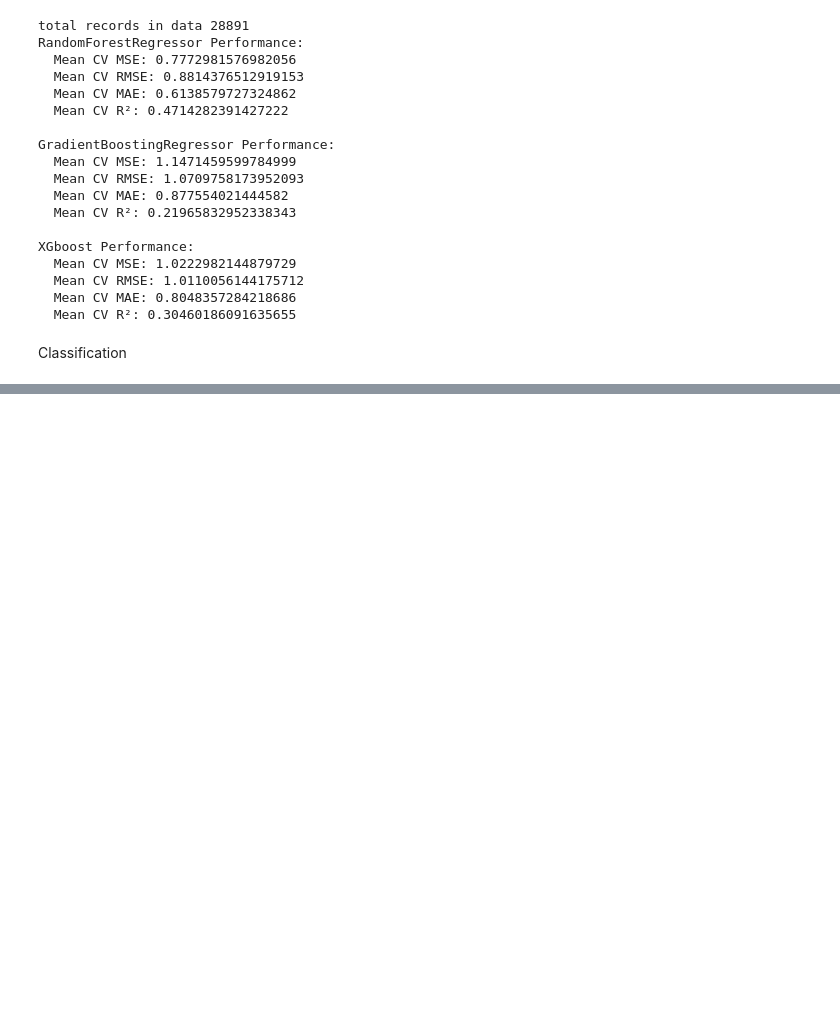
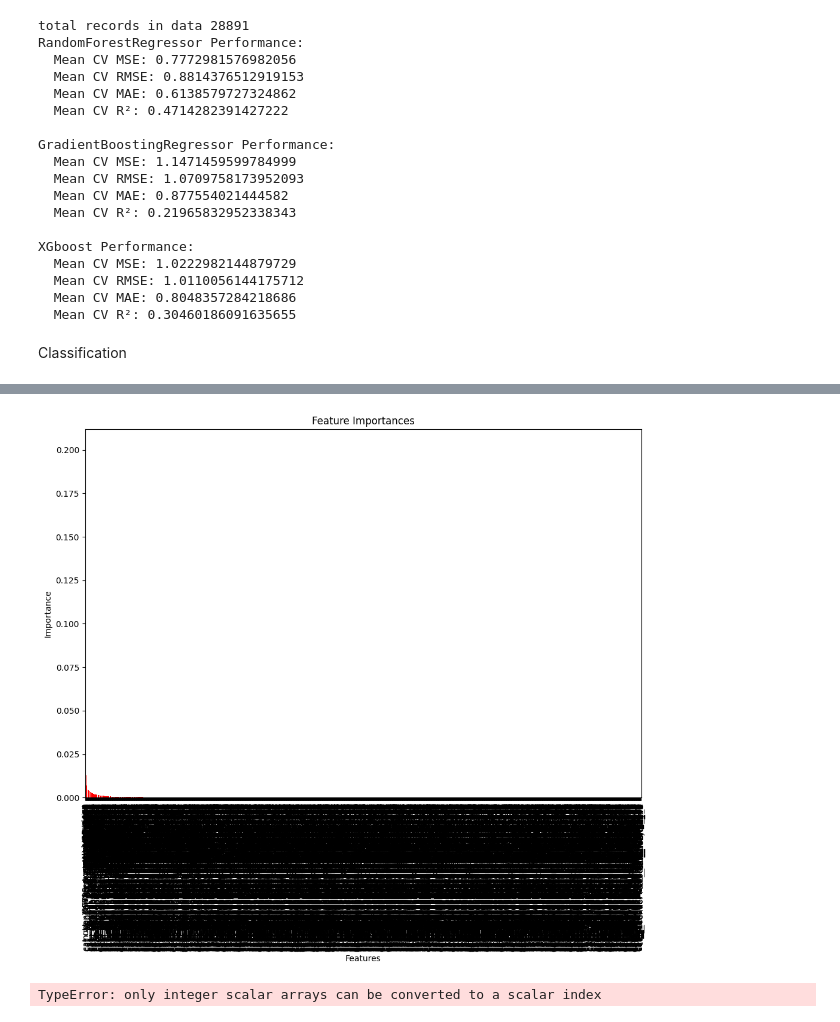
Before and after one commit to sri-anirudh/Deloitte-project, a Jupyter notebook: analysis2.ipynb, the cells around one changed output, grey strips where cells are left out. Cells and saved outputs as stored; diff of their text form; code cells hidden in the pictures; blank space fills up the shorter version.

```diff
--- a/analysis2.ipynb
+++ b/analysis2.ipynb
@@ -1267,0 +1417,57 @@ final_data_classification.to_csv('final_data_classification.csv', index=False)
+# %%
+# Assuming 'pipeline' has been fitted and includes a preprocessor with OneHotEncoder
+# Get the preprocessor from the pipeline
+preprocessor = pipeline.named_steps['preprocessor']
+
+# Get feature names after OneHotEncoding
+# For ColumnTransformer, this requires a bit of a workaround to extract transformed feature names
+def get_feature_names(column_transformer):
+    output_features = []
+
+    for name, pipe, features in column_transformer.transformers_:
+        if name != 'remainder':
+            for i in pipe.get_feature_names_out():
+                output_features.append(f"{name}__{i}")
+        else:
+            output_features.extend(features)
+
+    return output_features
+
+feature_names = get_feature_names(preprocessor)
+
+# Now, using the correct feature names
+importances = rf_classifier.feature_importances_
+indices = np.argsort(importances)[::-1]
+
+# Visualize feature importances
+plt.figure(figsize=(12, 8))
+plt.title("Feature Importances")
+plt.bar(range(len(importances)), importances[indices], color="r", align="center")
+plt.xticks(range(len(importances)), [feature_names[i] for i in indices], rotation=90)
+plt.xlim([-1, len(importances)])
+plt.xlabel('Features')
+plt.ylabel('Importance')
+plt.show()
+# %% [output]
+[figure, added]
+# %%
+import matplotlib.pyplot as plt
+
+
+# Sort the feature importances in descending order
+indices = np.argsort(importances)[::-1]
+
+# Select the top 10 feature names and importances
+top_feature_names = feature_names[indices][:10]
+top_feature_importances = importances[indices][:10]
+
+# Plot the top 10 feature importances
+plt.figure(figsize=(10, 6))
+plt.barh(range(len(top_feature_names)), top_feature_importances, align='center')
+plt.yticks(range(len(top_feature_names)), top_feature_names)
+plt.xlabel('Feature Importance')
+plt.ylabel('Feature Name')
+plt.title('Top 10 Feature Importances')
+plt.show()
+# %% [output]
+TypeError: only integer scalar arrays can be converted to a scalar index
```
Also changed, not shown: parts of 7 cells of this notebook.
